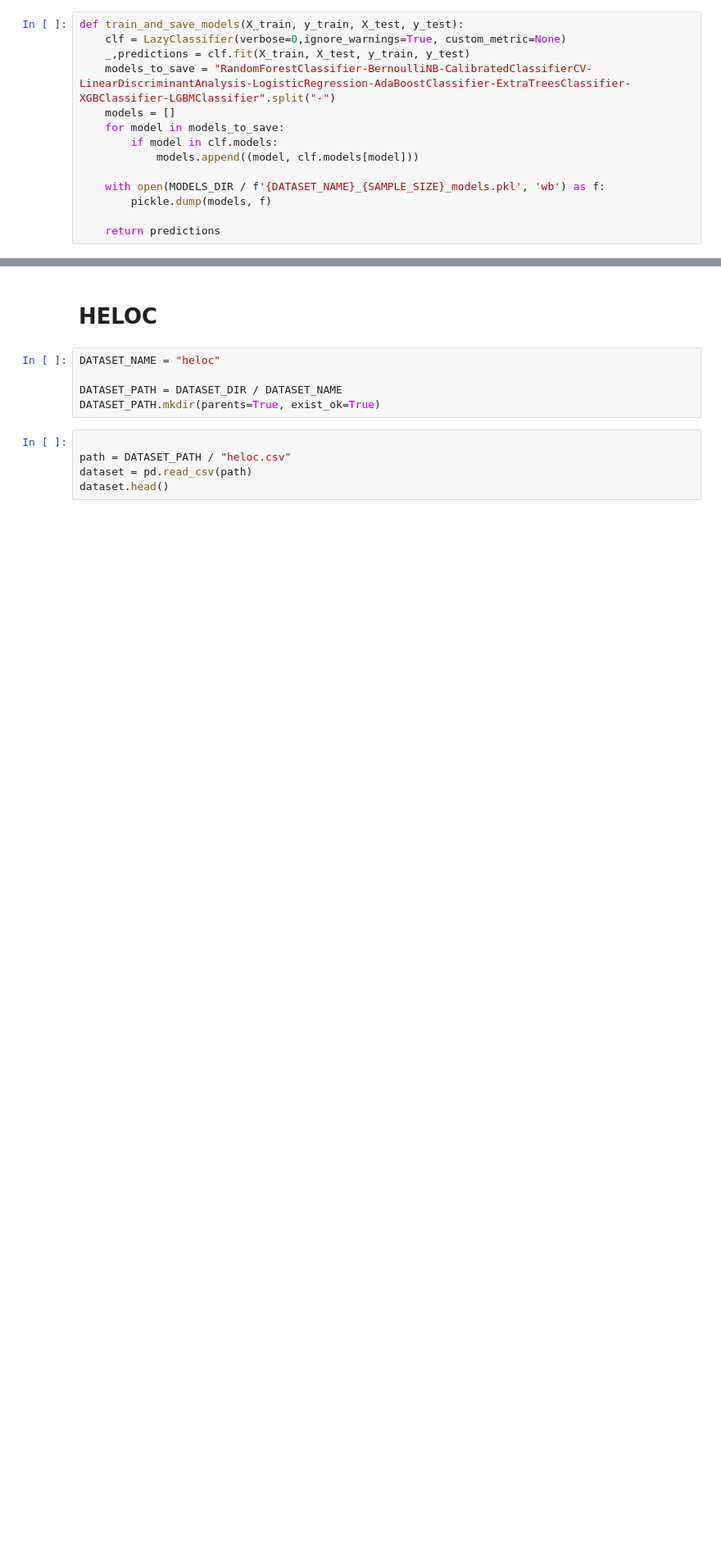
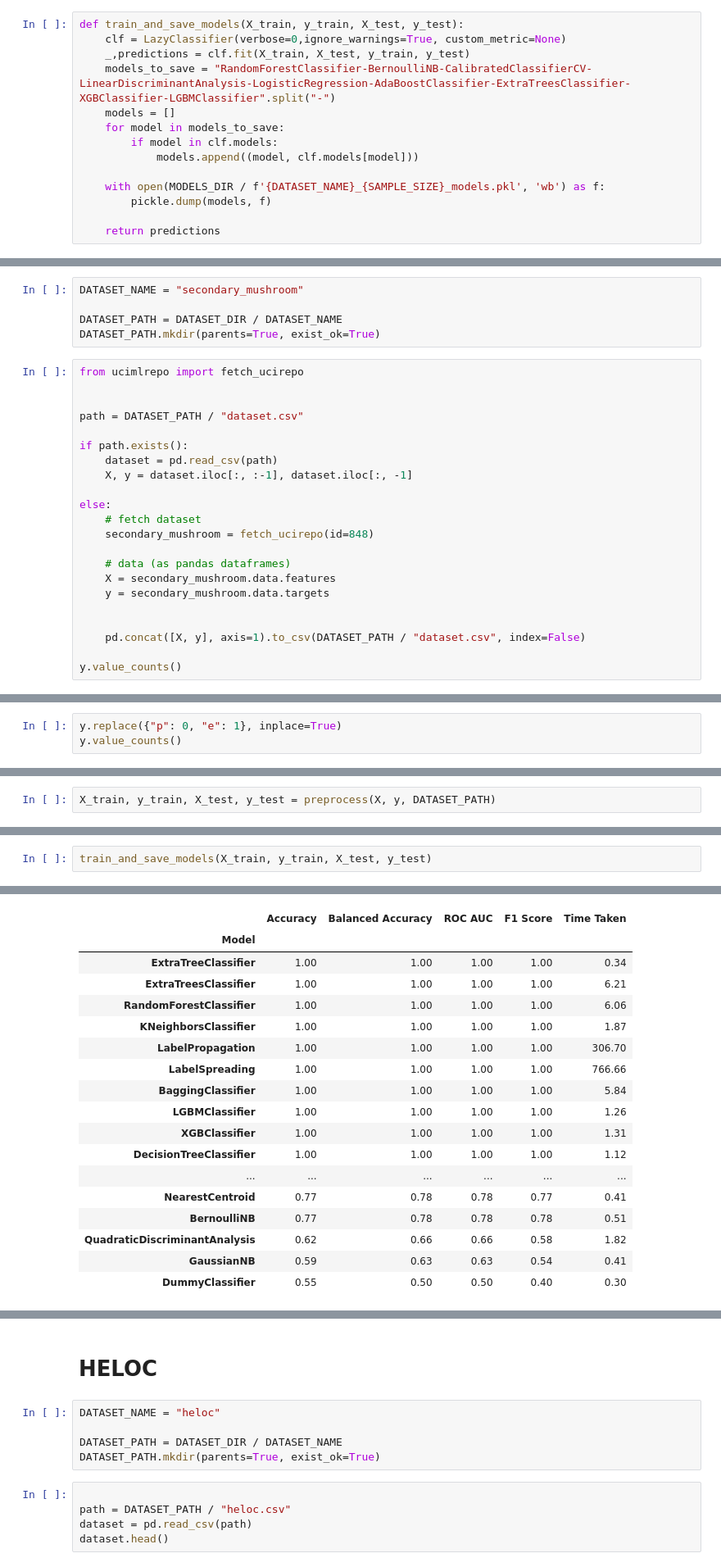
Before and after one commit to EdenYavin/Tabular-Cloud-ML, a Jupyter notebook: notebooks/preprocess.ipynb, the cells around one changed output, grey strips where cells are left out. Shown: that part at 82% size. Drawn from its saved outputs; the diff is of its cells as text; blank space fills up the shorter version.

Commit message:
fetched all datasets

```diff
--- a/notebooks/preprocess.ipynb
+++ b/notebooks/preprocess.ipynb
@@ -86,0 +89,27 @@ def train_and_save_models(X_train, y_train, X_test, y_test):
+# %%
+DATASET_NAME = "secondary_mushroom"
+
+DATASET_PATH = DATASET_DIR / DATASET_NAME
+DATASET_PATH.mkdir(parents=True, exist_ok=True)
+# %%
+from ucimlrepo import fetch_ucirepo
+
+
+path = DATASET_PATH / "dataset.csv"
+
+if path.exists():
+    dataset = pd.read_csv(path)
+    X, y = dataset.iloc[:, :-1], dataset.iloc[:, -1]
+
+else:
+    # fetch dataset
+    secondary_mushroom = fetch_ucirepo(id=848)
+
+    # data (as pandas dataframes)
+    X = secondary_mushroom.data.features
+    y = secondary_mushroom.data.targets
+
+
+    pd.concat([X, y], axis=1).to_csv(DATASET_PATH / "dataset.csv", index=False)
+
+y.value_counts()
@@ -86,0 +121,3 @@ def train_and_save_models(X_train, y_train, X_test, y_test):
+# %%
+y.replace({"p": 0, "e": 1}, inplace=True)
+y.value_counts()
@@ -86,0 +129,2 @@ def train_and_save_models(X_train, y_train, X_test, y_test):
+# %%
+X_train, y_train, X_test, y_test = preprocess(X, y, DATASET_PATH)
@@ -86,0 +140,3 @@ def train_and_save_models(X_train, y_train, X_test, y_test):
+# %%
+train_and_save_models(X_train, y_train, X_test, y_test)
+# %% [output]
@@ -86,0 +151,18 @@ def train_and_save_models(X_train, y_train, X_test, y_test):
+|  | Accuracy | Balanced Accuracy | ROC AUC | F1 Score | Time Taken |
+| Model |  |  |  |  |  |
+| ExtraTreeClassifier | 1.00 | 1.00 | 1.00 | 1.00 | 0.34 |
+| ExtraTreesClassifier | 1.00 | 1.00 | 1.00 | 1.00 | 6.21 |
+| RandomForestClassifier | 1.00 | 1.00 | 1.00 | 1.00 | 6.06 |
+| KNeighborsClassifier | 1.00 | 1.00 | 1.00 | 1.00 | 1.87 |
+| LabelPropagation | 1.00 | 1.00 | 1.00 | 1.00 | 306.70 |
+| LabelSpreading | 1.00 | 1.00 | 1.00 | 1.00 | 766.66 |
+| BaggingClassifier | 1.00 | 1.00 | 1.00 | 1.00 | 5.84 |
+| LGBMClassifier | 1.00 | 1.00 | 1.00 | 1.00 | 1.26 |
+| XGBClassifier | 1.00 | 1.00 | 1.00 | 1.00 | 1.31 |
+| DecisionTreeClassifier | 1.00 | 1.00 | 1.00 | 1.00 | 1.12 |
+| ... | ... | ... | ... | ... | ... |
+| NearestCentroid | 0.77 | 0.78 | 0.78 | 0.77 | 0.41 |
+| BernoulliNB | 0.77 | 0.78 | 0.78 | 0.78 | 0.51 |
+| QuadraticDiscriminantAnalysis | 0.62 | 0.66 | 0.66 | 0.58 | 1.82 |
+| GaussianNB | 0.59 | 0.63 | 0.63 | 0.54 | 0.41 |
+| DummyClassifier | 0.55 | 0.50 | 0.50 | 0.40 | 0.30 |
```
Also changed, not shown: parts of 32 cells of this notebook.
